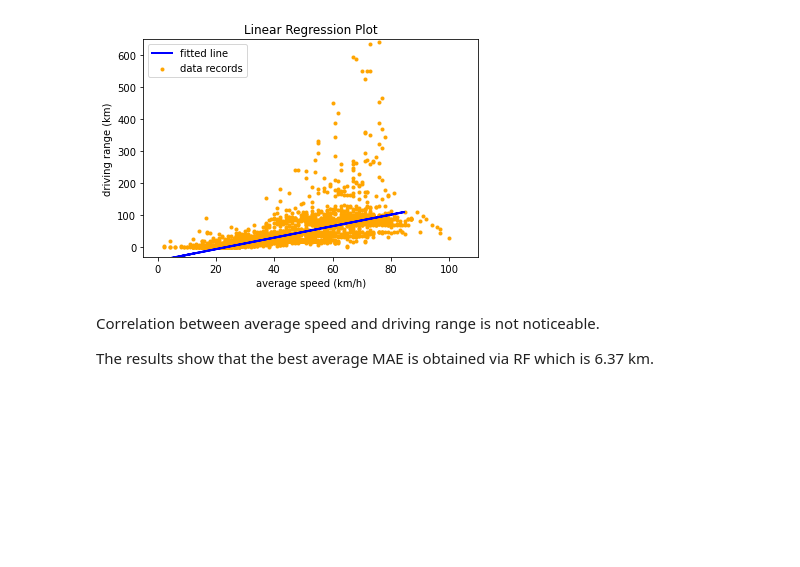
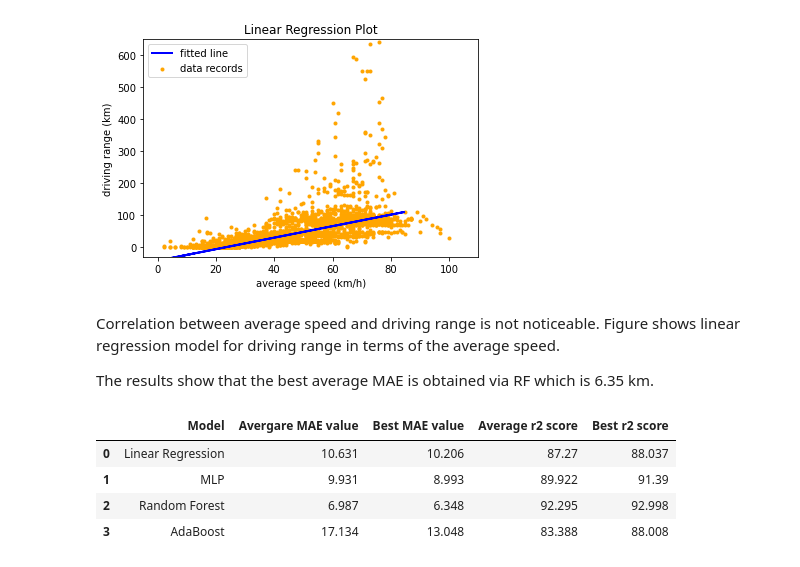
Before and after one commit to elhamng/assignments, a Jupyter notebook: dl/electric_vehicles/Driving_range_prediction/driving_range_prediction.ipynb, the cells around one changed output. Saved outputs shown, nothing was run; the diff lists cells and outputs as text; code cells hidden in the pictures; blank space fills up the shorter version.

```diff
--- a/dl/electric_vehicles/Driving_range_prediction/driving_range_prediction.ipynb
+++ b/dl/electric_vehicles/Driving_range_prediction/driving_range_prediction.ipynb
@@ -337,6 +355,21 @@ plt.show()
 # %% [output]
 [figure]
 # %% [markdown]
-Correlation between average speed and driving range is not noticeable.
+Correlation between average speed and driving range is not noticeable. Figure shows linear regression model for driving range in terms of the average speed.
 
-The results show that the best average MAE is obtained via RF which is 6.37 km.
+The results show that the best average MAE is obtained via RF which is 6.35 km.
+# %%
+
+data = np.array([('Linear Regression' , '10.631','10.206','87.27','88.037'),
+                ('MLP','9.931','8.993','89.922','91.39'),
+                ('Random Forest','6.987','6.348','92.295','92.998'),
+                ('AdaBoost','17.134','13.048','83.388','88.008')])
+columns = ['Model','Avergare MAE value', 'Best MAE value', 'Average r2 score', 'Best r2 score']
+results = pd.DataFrame(data, columns = columns)
+results
+# %% [output]
+|  | Model | Avergare MAE value | Best MAE value | Average r2 score | Best r2 score |
+| 0 | Linear Regression | 10.631 | 10.206 | 87.27 | 88.037 |
+| 1 | MLP | 9.931 | 8.993 | 89.922 | 91.39 |
+| 2 | Random Forest | 6.987 | 6.348 | 92.295 | 92.998 |
+| 3 | AdaBoost | 17.134 | 13.048 | 83.388 | 88.008 |
```
Also changed, not shown: parts of 8 cells of this notebook, 2 other files.
